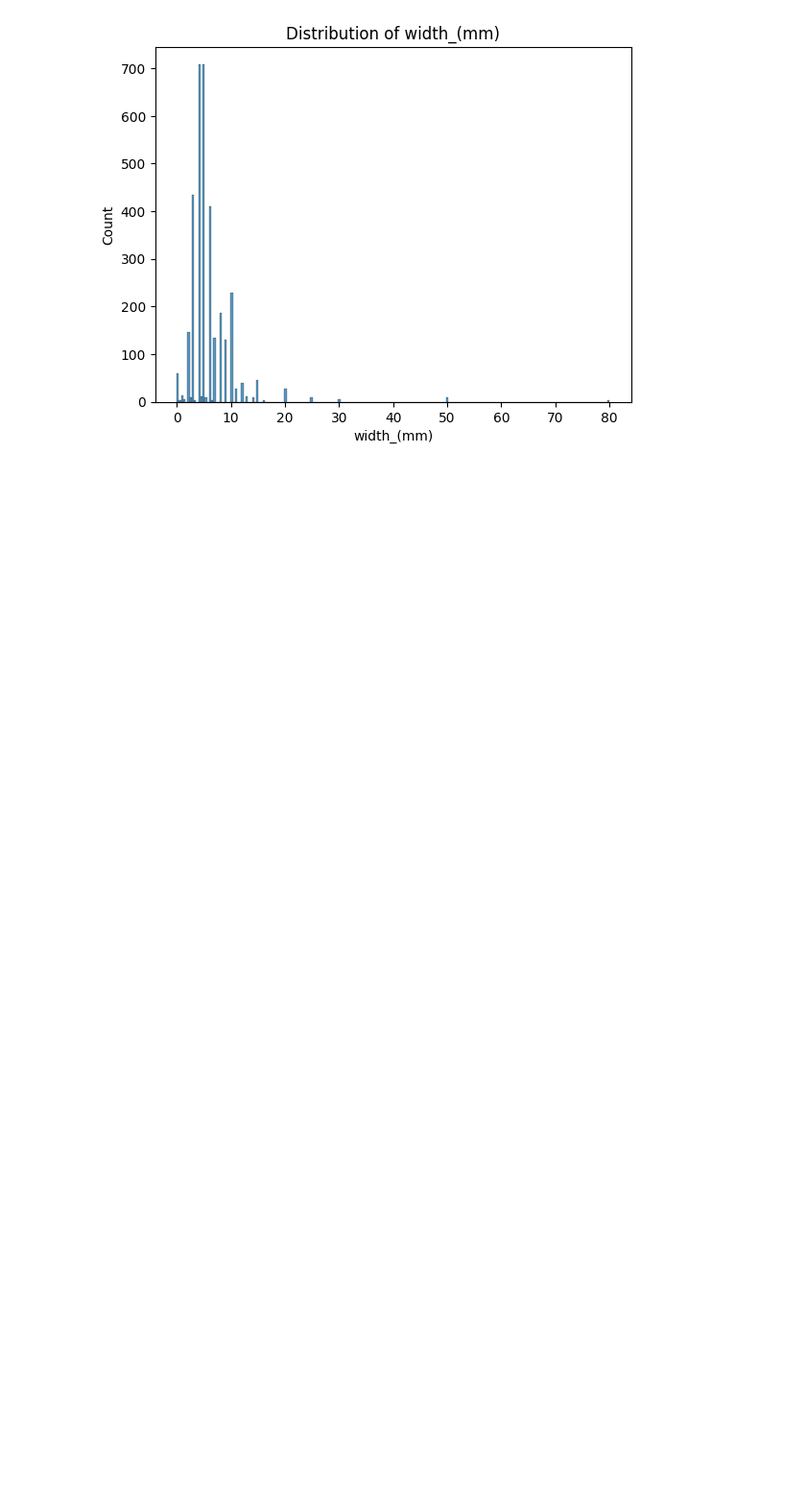
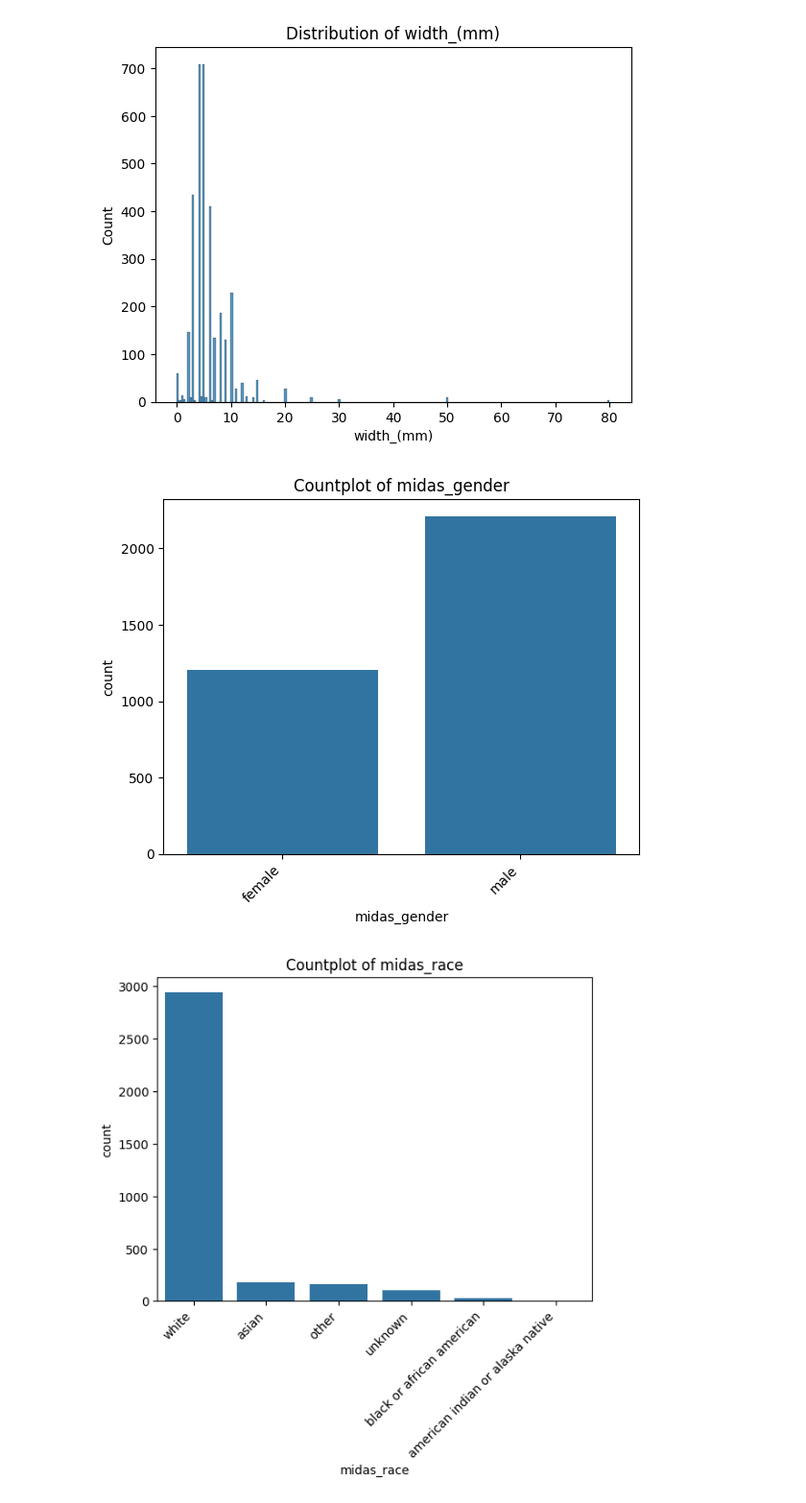
Before and after one commit to SaurinSavla/mra-midas-skincancer, a Jupyter notebook: preprocess/midas_preprocess.ipynb, the cells around one changed output. Shown: that part at 96% size. Saved outputs shown, nothing was run; the diff lists cells and outputs as text; code cells hidden in the pictures; blank space fills up the shorter version.

Commit message:
added countplots

```diff
--- a/preprocess/midas_preprocess.ipynb
+++ b/preprocess/midas_preprocess.ipynb
@@ -40,3 +40,14 @@ for col in columns_to_plot:
 [figure]
 [figure]
 [figure]
+# %%
+categorical_features = ['midas_gender', 'midas_race', 'midas_ethnicity', 'midas_melanoma', 'midas_path']
+for col in categorical_features:
+    plt.figure()
+    sns.countplot(x=df[col])
+    plt.title(f'Countplot of {col}')
+    plt.xticks(rotation=45, ha='right') # Rotate x-axis labels for better readability
+    plt.show()
+# %% [output]
+[figure, added]
+[figure, added]
```
Also changed, not shown: parts of 1 cell of this notebook.
